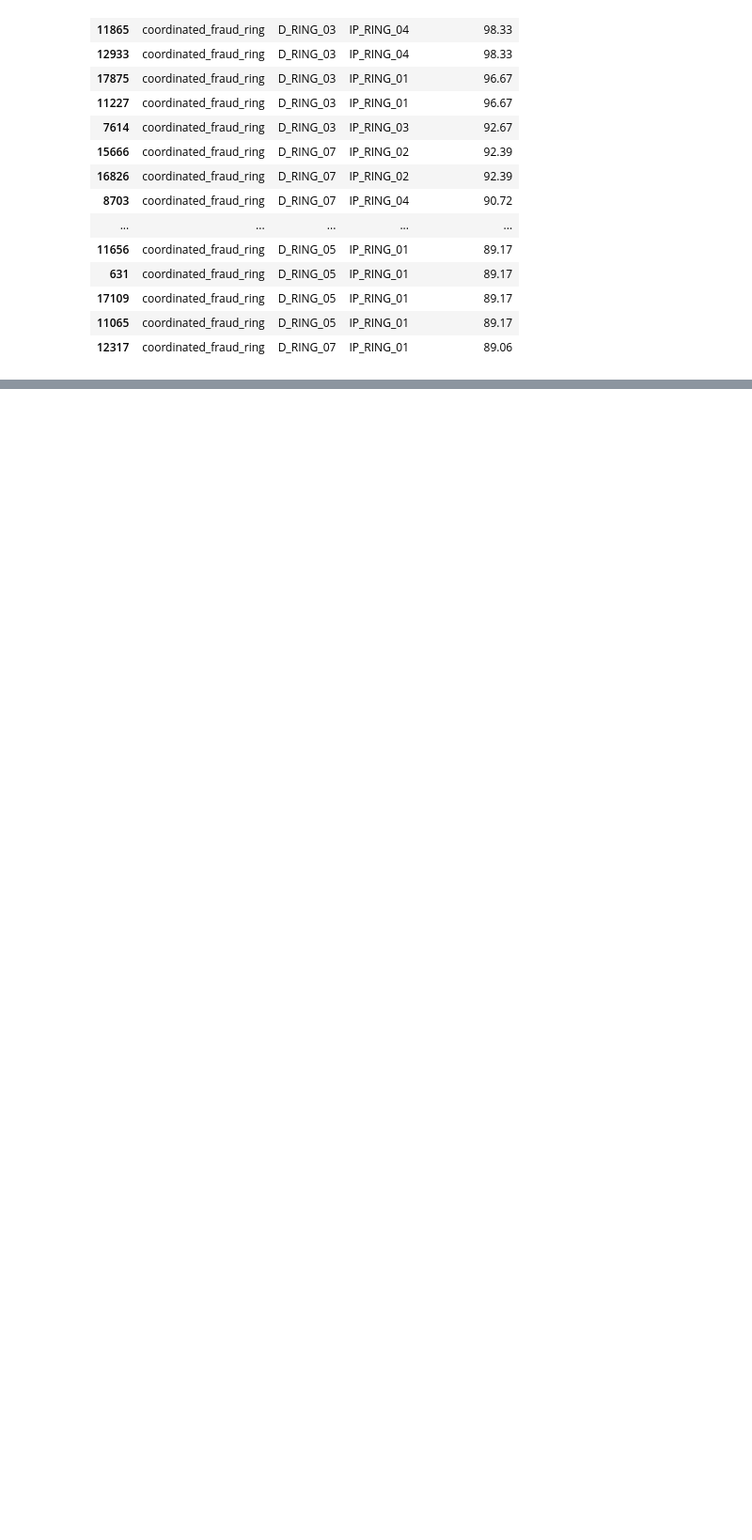
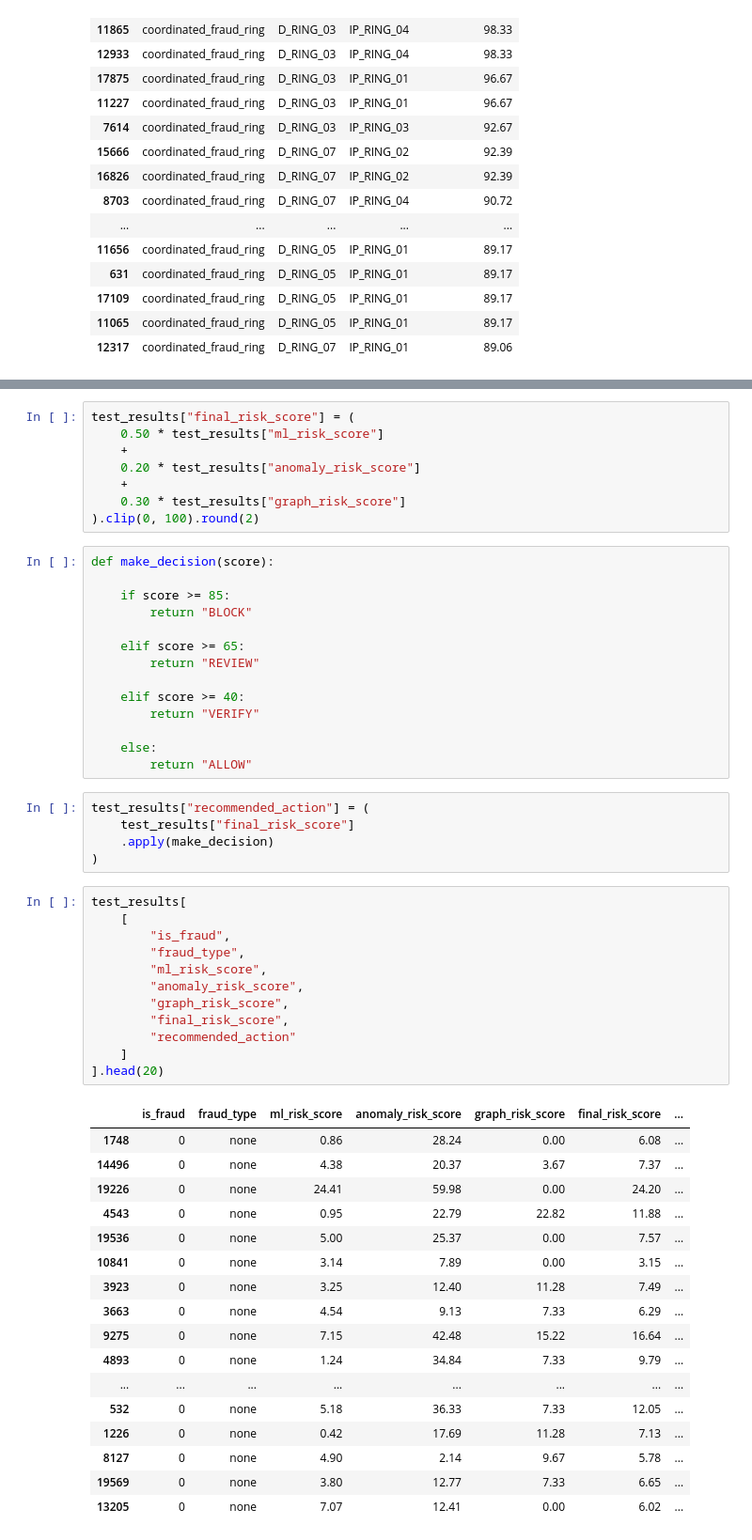
Before and after one commit to Mahakchoudhari/RazorAttack_Lab, a Jupyter notebook: notebooks/Model_01.ipynb, the cells around one changed output, grey strips where cells are left out. Shown at 94% size. Saved outputs shown, nothing was run; the diff lists cells and outputs as text; blank space fills up the shorter version.

Commit message:
Adding risk engine

```diff
--- a/notebooks/Model_01.ipynb
+++ b/notebooks/Model_01.ipynb
@@ -1584,0 +1618,57 @@ test_results[
+# %%
+test_results["final_risk_score"] = (
+    0.50 * test_results["ml_risk_score"]
+    +
+    0.20 * test_results["anomaly_risk_score"]
+    +
+    0.30 * test_results["graph_risk_score"]
+).clip(0, 100).round(2)
+# %%
+def make_decision(score):
+
+    if score >= 85:
+        return "BLOCK"
+
+    elif score >= 65:
+        return "REVIEW"
+
+    elif score >= 40:
+        return "VERIFY"
+
+    else:
+        return "ALLOW"
+# %%
+test_results["recommended_action"] = (
+    test_results["final_risk_score"]
+    .apply(make_decision)
+)
+# %%
+test_results[
+    [
+        "is_fraud",
+        "fraud_type",
+        "ml_risk_score",
+        "anomaly_risk_score",
+        "graph_risk_score",
+        "final_risk_score",
+        "recommended_action"
+    ]
+].head(20)
+# %% [output]
+|  | is_fraud | fraud_type | ml_risk_score | anomaly_risk_score | graph_risk_score | final_risk_score | ... |
+| 1748 | 0 | none | 0.86 | 28.24 | 0.00 | 6.08 | ... |
+| 14496 | 0 | none | 4.38 | 20.37 | 3.67 | 7.37 | ... |
+| 19226 | 0 | none | 24.41 | 59.98 | 0.00 | 24.20 | ... |
+| 4543 | 0 | none | 0.95 | 22.79 | 22.82 | 11.88 | ... |
+| 19536 | 0 | none | 5.00 | 25.37 | 0.00 | 7.57 | ... |
+| 10841 | 0 | none | 3.14 | 7.89 | 0.00 | 3.15 | ... |
+| 3923 | 0 | none | 3.25 | 12.40 | 11.28 | 7.49 | ... |
+| 3663 | 0 | none | 4.54 | 9.13 | 7.33 | 6.29 | ... |
+| 9275 | 0 | none | 7.15 | 42.48 | 15.22 | 16.64 | ... |
+| 4893 | 0 | none | 1.24 | 34.84 | 7.33 | 9.79 | ... |
+| ... | ... | ... | ... | ... | ... | ... | ... |
+| 532 | 0 | none | 5.18 | 36.33 | 7.33 | 12.05 | ... |
+| 1226 | 0 | none | 0.42 | 17.69 | 11.28 | 7.13 | ... |
+| 8127 | 0 | none | 4.90 | 2.14 | 9.67 | 5.78 | ... |
+| 19569 | 0 | none | 3.80 | 12.77 | 7.33 | 6.65 | ... |
+| 13205 | 0 | none | 7.07 | 12.41 | 0.00 | 6.02 | ... |
```
Also changed, not shown: parts of 18 cells of this notebook.
